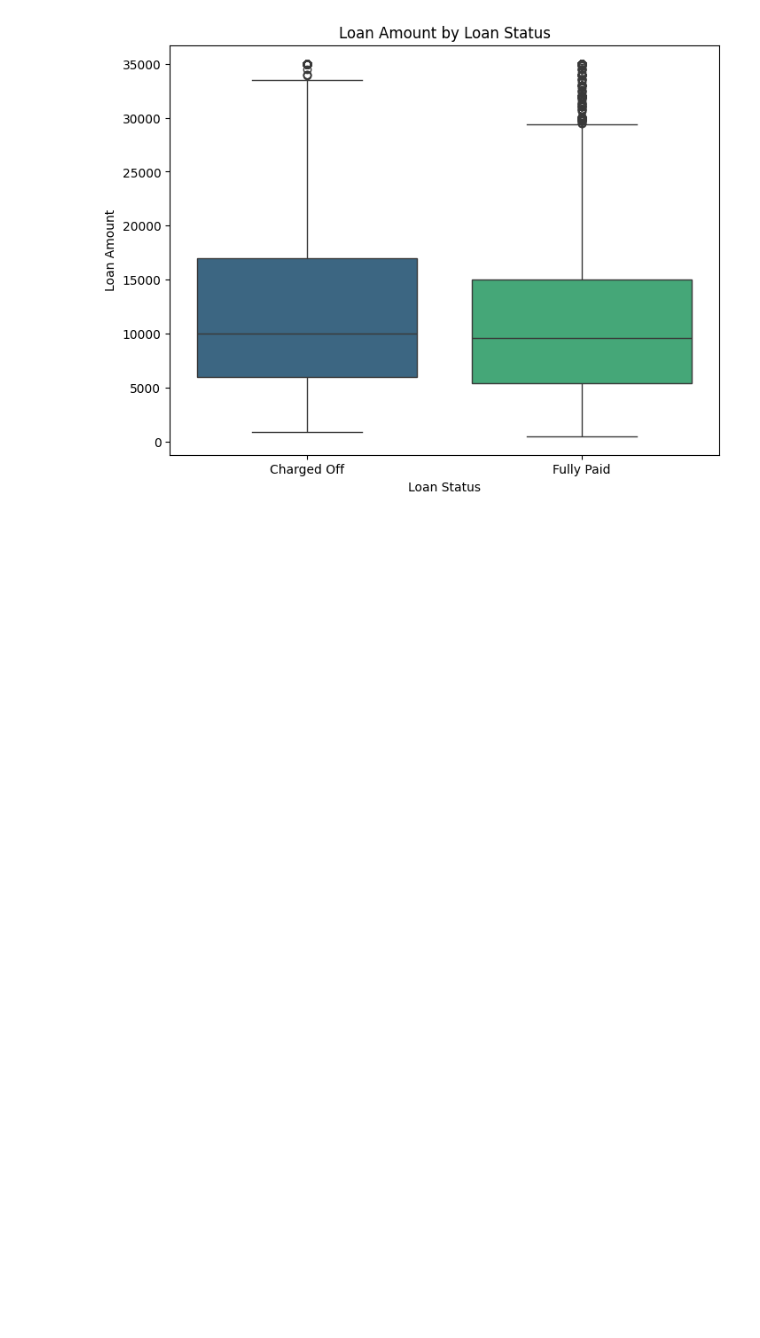
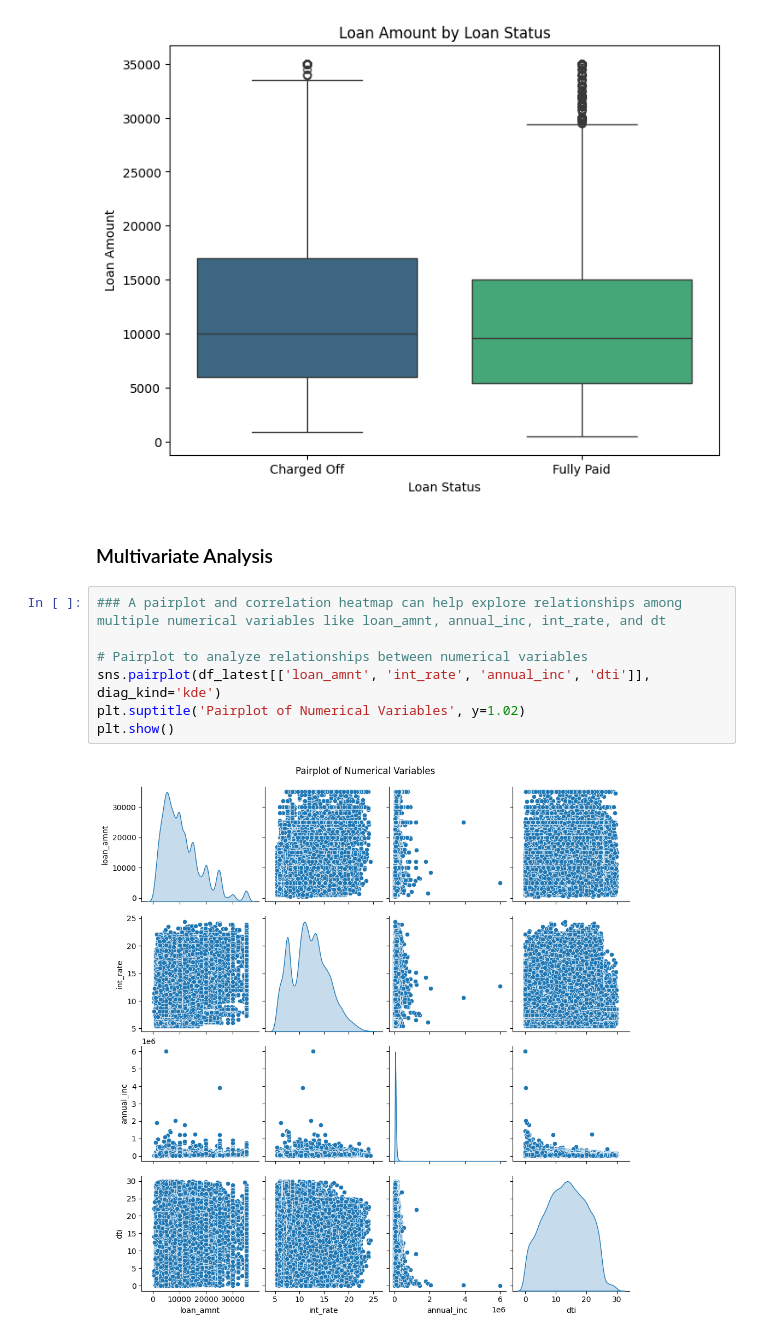
Before and after one commit to muralik31/Lending-Club-Case-Study, a Jupyter notebook: Murali_Krishna_Kondapally.ipynb, the cells around one changed output. Drawn from its saved outputs; the diff is of its cells as text; blank space fills up the shorter version.

```diff
--- a/Murali_Krishna_Kondapally.ipynb
+++ b/Murali_Krishna_Kondapally.ipynb
@@ -629,3 +644,14 @@ plt.ylabel('Loan Amount')
 plt.show()
 # %% [output]
 [figure]
+# %% [markdown]
+### Multivariate Analysis
+# %%
+### A pairplot and correlation heatmap can help explore relationships among multiple numerical variables like loan_amnt, annual_inc, int_rate, and dt
+
+# Pairplot to analyze relationships between numerical variables
+sns.pairplot(df_latest[['loan_amnt', 'int_rate', 'annual_inc', 'dti']], diag_kind='kde')
+plt.suptitle('Pairplot of Numerical Variables', y=1.02)
+plt.show()
+# %% [output]
+[figure, added]
```
Also changed, not shown: parts of 20 cells of this notebook.
